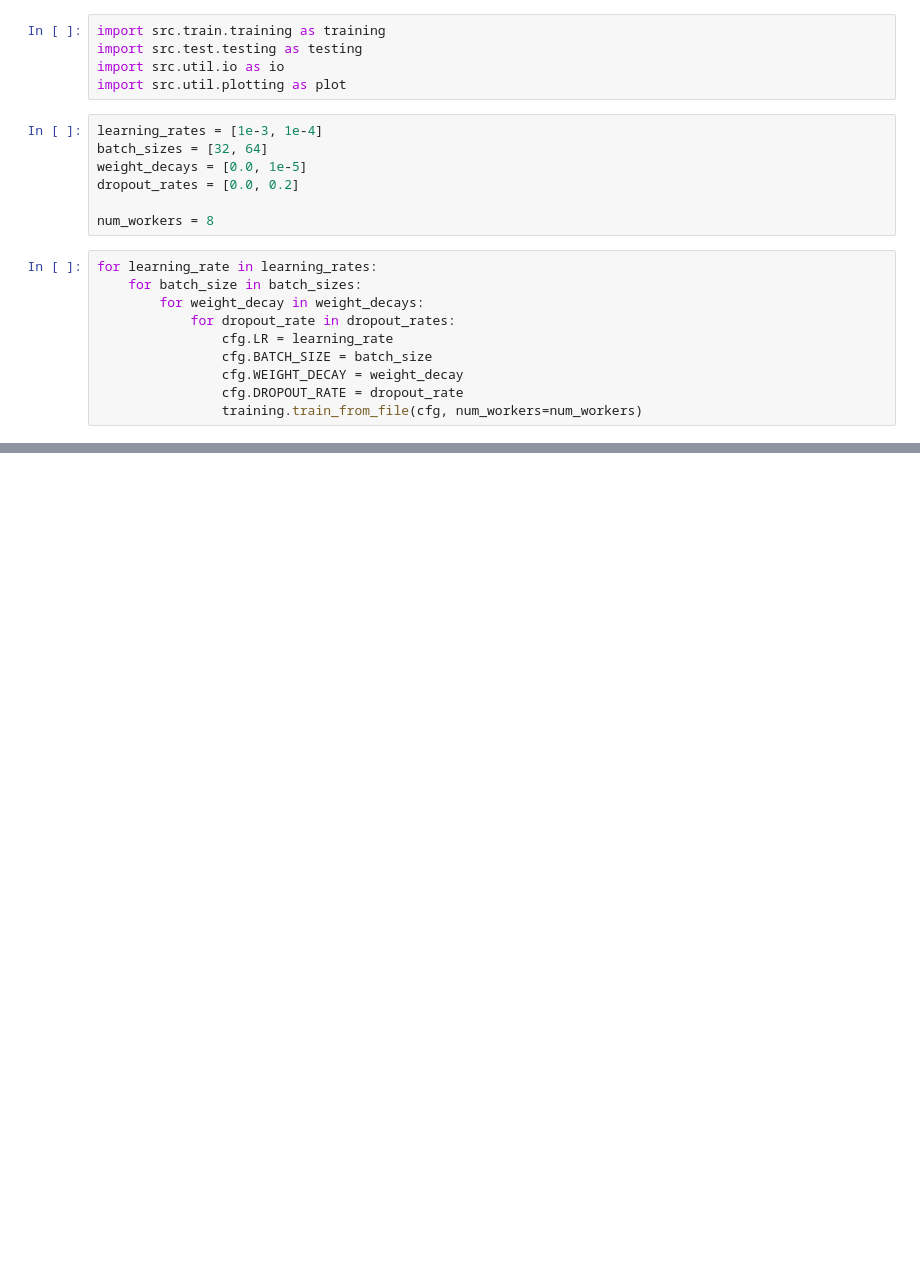
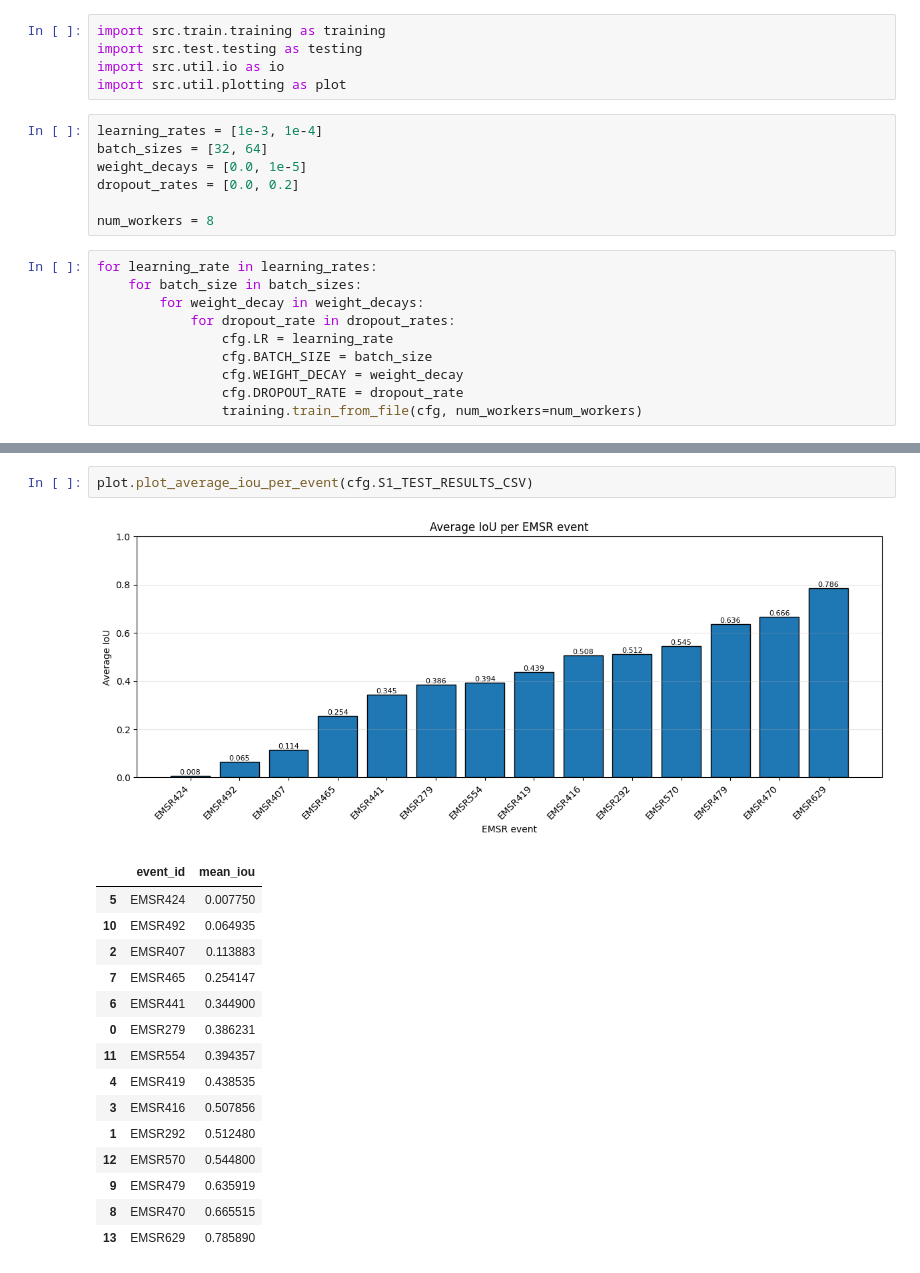
Before and after one commit to TAX2310/Flood-Mapping, a Jupyter notebook: 02_train_s1.ipynb, the cells around one changed output, grey strips where cells are left out. Drawn from its saved outputs; the diff is of its cells as text; blank space fills up the shorter version.

```diff
--- a/02_train_s1.ipynb
+++ b/02_train_s1.ipynb
@@ -109,0 +194,19 @@ plot.plot_s1_results(results)
+# %%
+plot.plot_average_iou_per_event(cfg.S1_TEST_RESULTS_CSV)
+# %% [output]
+[figure, added]
+|  | event_id | mean_iou |
+| 5 | EMSR424 | 0.007750 |
+| 10 | EMSR492 | 0.064935 |
+| 2 | EMSR407 | 0.113883 |
+| 7 | EMSR465 | 0.254147 |
+| 6 | EMSR441 | 0.344900 |
+| 0 | EMSR279 | 0.386231 |
+| 11 | EMSR554 | 0.394357 |
+| 4 | EMSR419 | 0.438535 |
+| 3 | EMSR416 | 0.507856 |
+| 1 | EMSR292 | 0.512480 |
+| 12 | EMSR570 | 0.544800 |
+| 9 | EMSR479 | 0.635919 |
+| 8 | EMSR470 | 0.665515 |
+| 13 | EMSR629 | 0.785890 |
```
Also changed, not shown: parts of 10 cells of this notebook, 9 other files.
